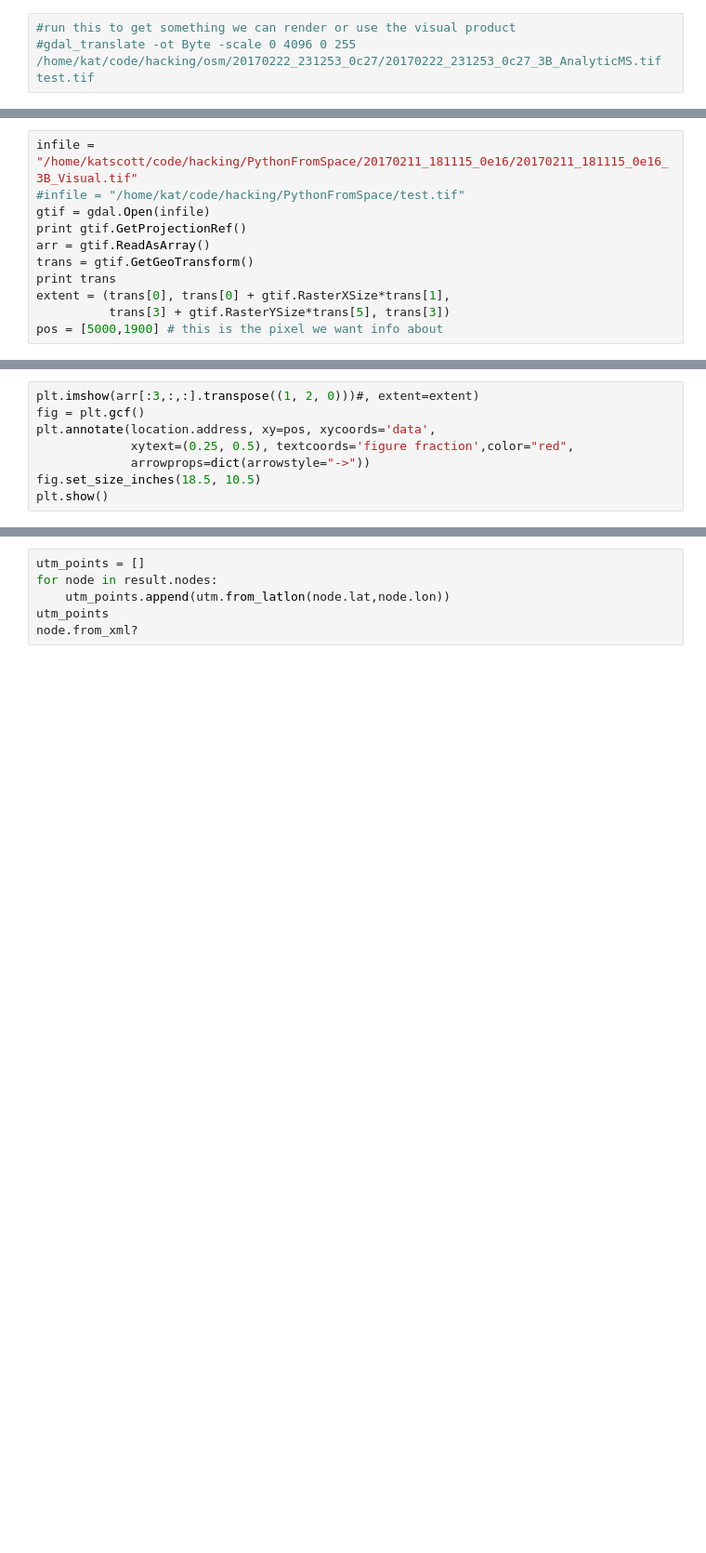
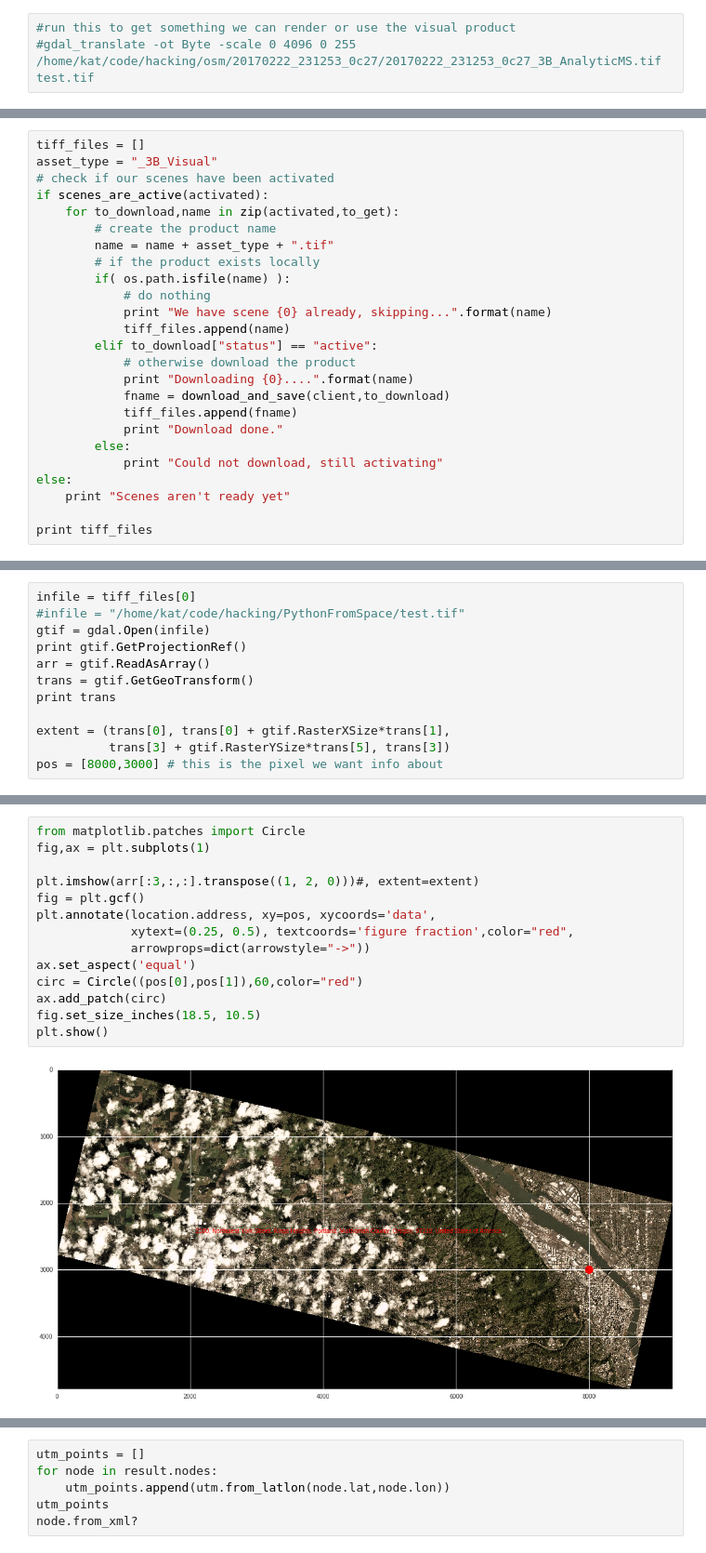
Before and after one commit to kscottz/PythonFromSpace, a Jupyter notebook: OpenStreetMapsExample.ipynb, the cells around one changed output, grey strips where cells are left out. Shown at 93% size. Drawn from its saved outputs; the diff is of its cells as text; blank space fills up the shorter version.

```diff
--- a/OpenStreetMapsExample.ipynb
+++ b/OpenStreetMapsExample.ipynb
@@ -19,0 +264,25 @@ api = overpy.Overpass()
+# %%
+tiff_files = []
+asset_type = "_3B_Visual"
+# check if our scenes have been activated
+if scenes_are_active(activated):
+    for to_download,name in zip(activated,to_get):
+        # create the product name
+        name = name + asset_type + ".tif"
+        # if the product exists locally
+        if( os.path.isfile(name) ):
+            # do nothing
+            print "We have scene {0} already, skipping...".format(name)
+            tiff_files.append(name)
+        elif to_download["status"] == "active":
+            # otherwise download the product
+            print "Downloading {0}....".format(name)
+            fname = download_and_save(client,to_download)
+            tiff_files.append(fname)
+            print "Download done."
+        else:
+            print "Could not download, still activating"
+else:
+    print "Scenes aren't ready yet"
+
+print tiff_files
@@ -20,13 +292,14 @@ api = overpy.Overpass()
 # %%
-infile = "/home/katscott/code/hacking/PythonFromSpace/20170211_181115_0e16/20170211_181115_0e16_3B_Visual.tif"
+infile = tiff_files[0]
 #infile = "/home/kat/code/hacking/PythonFromSpace/test.tif"
 gtif = gdal.Open(infile)
 print gtif.GetProjectionRef()
 arr = gtif.ReadAsArray()
 trans = gtif.GetGeoTransform()
 print trans
+
 extent = (trans[0], trans[0] + gtif.RasterXSize*trans[1],
           trans[3] + gtif.RasterYSize*trans[5], trans[3])
-pos = [5000,1900] # this is the pixel we want info about
+pos = [8000,3000] # this is the pixel we want info about
 # %% [output]
 PROJCS["WGS 84 / UTM zone 10N",GEOGCS["WGS 84",DATUM["WGS_1984",SPHEROID["WGS 84",6378137,298.257223563,AUTHORITY["EPSG","7030"]],AUTHORITY["EPSG","6326"]],PRIMEM["Greenwich",0,AUTHORITY["EPSG","8901" ...
@@ -66,8 +346,16 @@ GeocoderTimedOut: Service timed out
 # %%
+from matplotlib.patches import Circle
+fig,ax = plt.subplots(1)
+
 plt.imshow(arr[:3,:,:].transpose((1, 2, 0)))#, extent=extent)
 fig = plt.gcf()
 plt.annotate(location.address, xy=pos, xycoords='data',
              xytext=(0.25, 0.5), textcoords='figure fraction',color="red",
              arrowprops=dict(arrowstyle="->"))
+ax.set_aspect('equal')
+circ = Circle((pos[0],pos[1]),60,color="red")
+ax.add_patch(circ)
 fig.set_size_inches(18.5, 10.5)
 plt.show()
+# %% [output]
+[figure, added]
```
Also changed, not shown: parts of 17 cells of this notebook, 4 other files.
